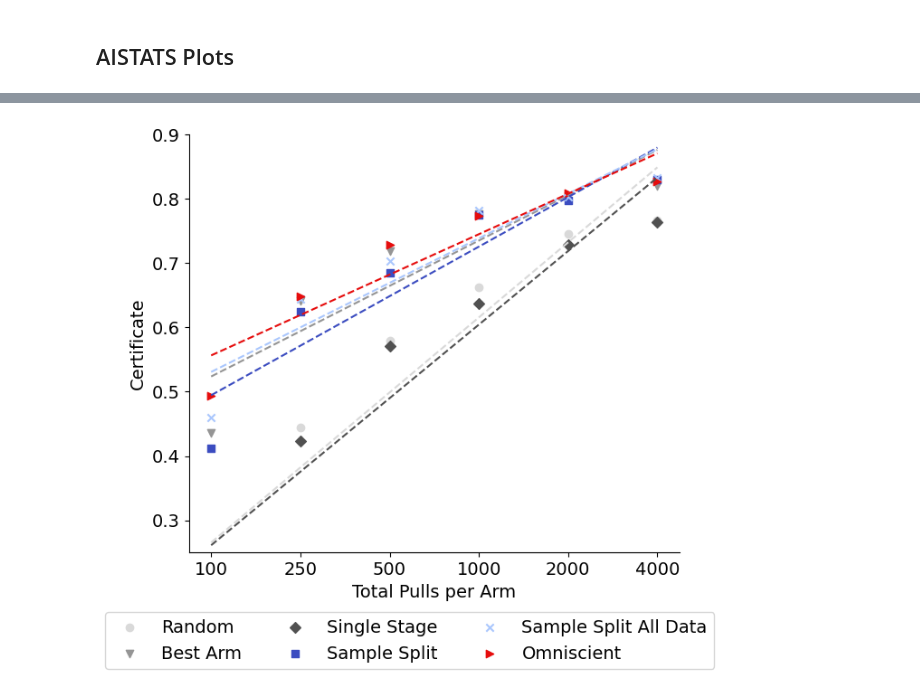
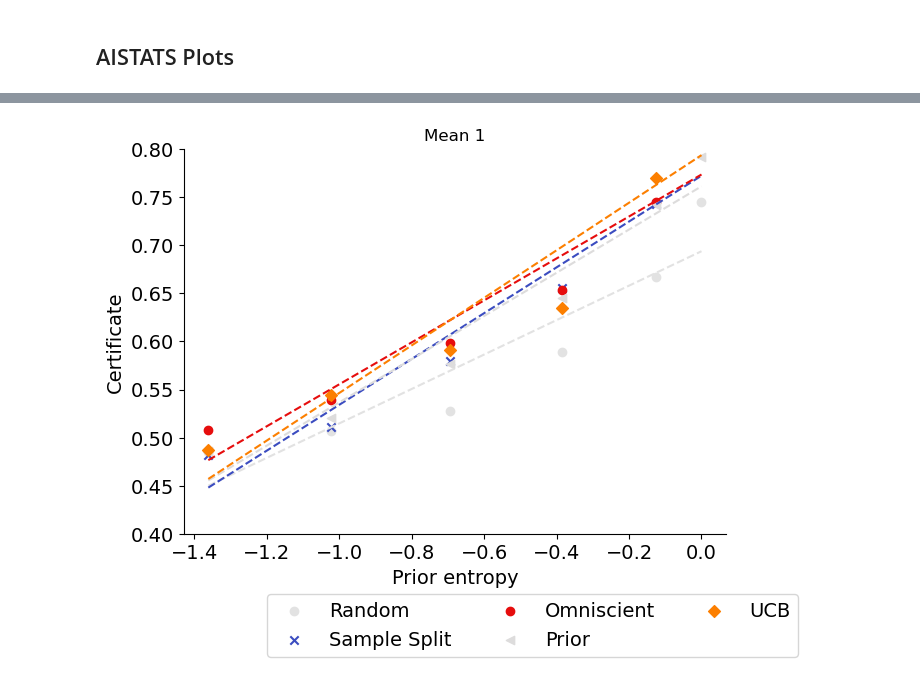
Before and after one commit to secg5/risk_certificate, a Jupyter notebook: scripts/notebooks/Plotting.ipynb, the cells around one changed output, grey strips where cells are left out. Cells and saved outputs as stored; diff of their text form; code cells hidden in the pictures.

```diff
--- a/scripts/notebooks/Plotting.ipynb
+++ b/scripts/notebooks/Plotting.ipynb
@@ -122,2 +122,21 @@ fig.savefig("../../results/figures/non_adaptive.pdf",dpi=300, bbox_inches='tight
 <Figure size 700x400 with 0 Axes>
+# %%
+plt.figure(figsize=(4,3))
+dataset = "baseline"
+sample_size = 500*200
+fs = 50*200
+temp_params = {'number_arms': 10, 'sample_size': 500, 'first_stage_size': 250}
+results = get_results_matching_parameters(dataset,"",temp_params)
+print(results)
+results = aggregate_data(results)
+
+value_by_k = [results['k_{}'.format(i)][0] for i in range(1,temp_params['number_arms']+1)]
+plt.plot(list(range(1,temp_params['number_arms']+1)),value_by_k,label='Fixed K',color=colors_by_method['fixed_k'])
+plt.plot(list(range(1,temp_params['number_arms']+1)),[results['omniscient'][0] for i in range(0,temp_params['number_arms'])],'--',label='Omniscent',color=colors_by_method['omniscient'])
+plt.plot(list(range(1,temp_params['number_arms']+1)),[results['sample_split'][0] for i in range(0,temp_params['number_arms'])],'--',label='Sample Split',color=colors_by_method['sample_split'])
+plt.legend(loc='upper right',bbox_to_anchor=(1.2,0.85))
+plt.xlabel('k')
+plt.ylabel('Certificate value')
+plt.title("Certificate value as a function of the numbers of arms chosen")
+plt.savefig("../../results/figures/fixed_k.pdf",dpi=300, bbox_inches='tight')
 # %%
@@ -165,42 +496,43 @@ plt.savefig("../../results/figures/first_stage_percent.pdf",dpi=300, bbox_inches
 # %%
-plt.figure(figsize=(7,6))
-method_names = ['random','k_1','one_stage','sample_split','sample_split_total','omniscient']
-nice_names = ["Random","Best Arm","Single Stage","Sample Split","Sample Split All Data","Omniscient"]
+plt.figure(figsize=(7,5))
+method_names = ['random','sample_split','omniscient','prior','ucb']
+nice_names = ["Random","Sample Split","Omniscient","Prior","UCB"]
 
-total_stage_values = [100,250,500,1000,2000,4000]
-baseline_params = {}
+alpha_beta_values = [1,2,4,8,16,32]
+entropies = [beta_function.entropy(i,i) for i in alpha_beta_values]
+baseline_params = {'arm_distribution': 'beta'}
 
 plots_by_method = {}
 for m in method_names:
     plots_by_method[m] = []
 
-for total_stage_value in total_stage_values:
-    baseline_params['first_stage_size'] = total_stage_value//20*10
-    baseline_params['sample_size'] = total_stage_value
-    dataset = "non_adaptive"
+for alpha in alpha_beta_values:
+    baseline_params['alpha'] = alpha
+    baseline_params['beta'] = alpha
+    dataset = "prior_data"
     results = get_results_matching_parameters(dataset,"",baseline_params)
     results = aggregate_data(results)
 
     for method_name in method_names:
         plots_by_method[method_name].append(results['{}'.format(method_name)][0])
 
 for i,m in enumerate(method_names):
-    zipped_values = zip(list(range(len(total_stage_values))),plots_by_method[m])
-    zipped_values = [i for i in zipped_values]
+    zipped_values = zip(entropies,plots_by_method[m])
+    zipped_values = [i for i in zipped_values if i[0] < 1.0]
     zipped_values = sorted(zipped_values,key=lambda k: k[0])
     x,y = list(zip(*zipped_values))
     plt.scatter(x,y,marker=shapes_by_method[m],color=colors_by_method[m],label=nice_names[i])
 
     coefficients = np.polyfit(x, y, 1)
     slope = coefficients[0]
     intercept = coefficients[1]
     plt.plot(x, slope * np.array(x) + intercept,'--', color=colors_by_method[m])
 
-plt.ylim([0.25,0.9])
-plt.xticks(list(range(len(total_stage_values))),total_stage_values)
-plt.legend(fontsize=14,bbox_to_anchor=(0.45,-0.3),ncol=3,loc='lower center')
+plt.ylim([0.4,0.8])
+plt.legend(fontsize=14,bbox_to_anchor=(1.15,-0.13),ncol=3)
 plt.ylabel("Certificate")
-plt.xlabel("Total Pulls per Arm")
-plt.savefig("../../results/figures/total_pulls.pdf",dpi=300, bbox_inches='tight')
+plt.xlabel("Prior entropy")
+plt.title("Mean 1")
+plt.savefig("../../results/figures/entropy_prior.pdf",dpi=300, bbox_inches='tight')
 # %% [output]
-[figure, old version]
+[figure, new version]
```
Also changed, not shown: parts of 25 cells of this notebook, 1 other file.
